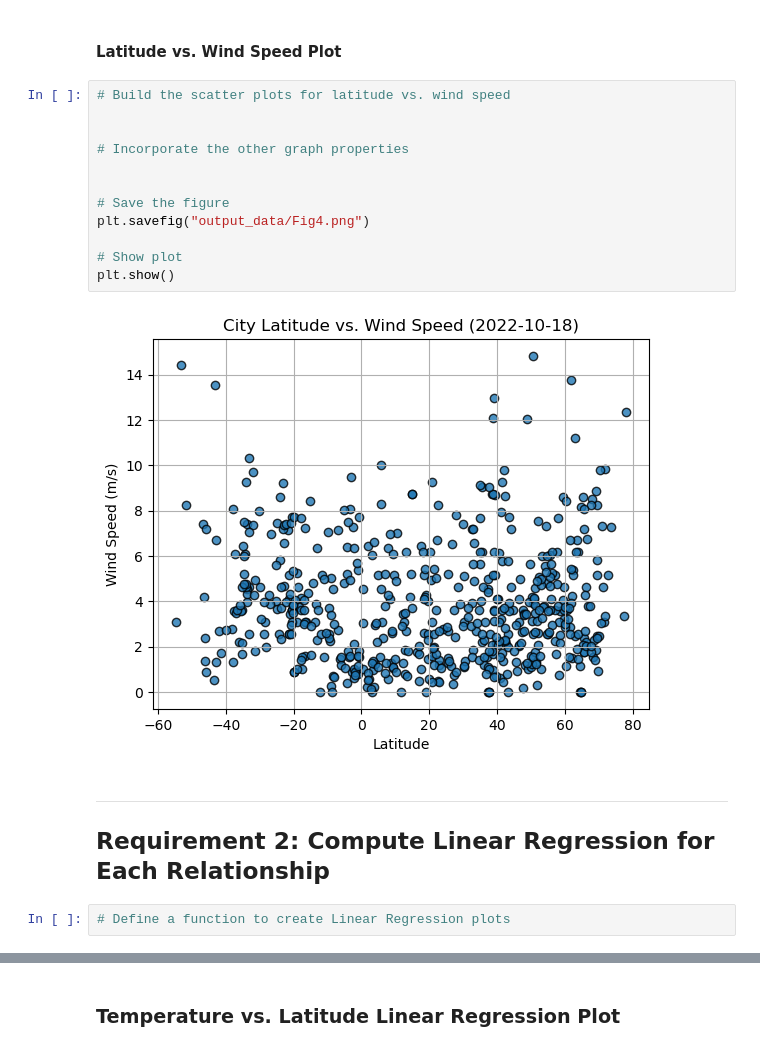
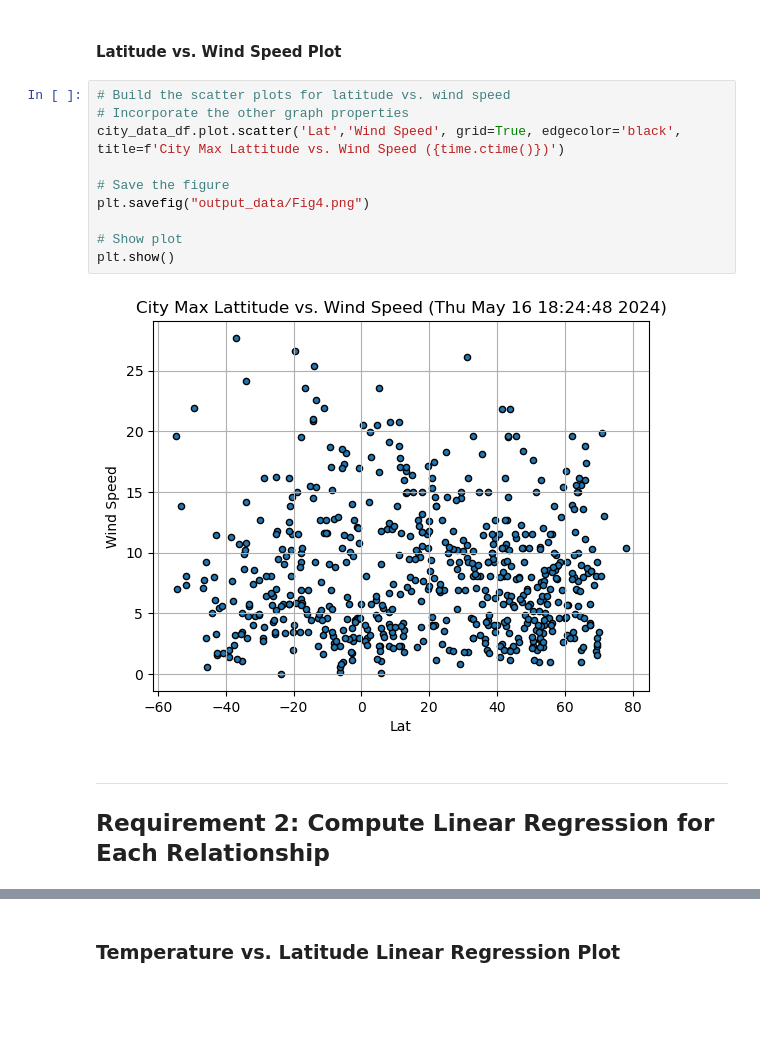
Before and after one commit to mattcat1221/World_Weather_Analysis, a Jupyter notebook: WeatherPy.ipynb, the cells around one changed output, grey strips where cells are left out. Cells and saved outputs as stored; diff of their text form; blank space fills up the shorter version.

```diff
--- a/WeatherPy.ipynb
+++ b/WeatherPy.ipynb
@@ -242,21 +232,17 @@ plt.show()
 #### Latitude vs. Wind Speed Plot
 # %%
 # Build the scatter plots for latitude vs. wind speed
-
-
 # Incorporate the other graph properties
-
+city_data_df.plot.scatter('Lat','Wind Speed', grid=True, edgecolor='black', title=f'City Max Lattitude vs. Wind Speed ({time.ctime()})')
 
 # Save the figure
 plt.savefig("output_data/Fig4.png")
 
 # Show plot
 plt.show()
 # %% [output]
-[figure, old version]
+[figure, new version]
 # %% [markdown]
 ---
 
 ## Requirement 2: Compute Linear Regression for Each Relationship
-# %%
-# Define a function to create Linear Regression plots
```
Also changed, not shown: parts of 30 cells of this notebook, 10 other files.
